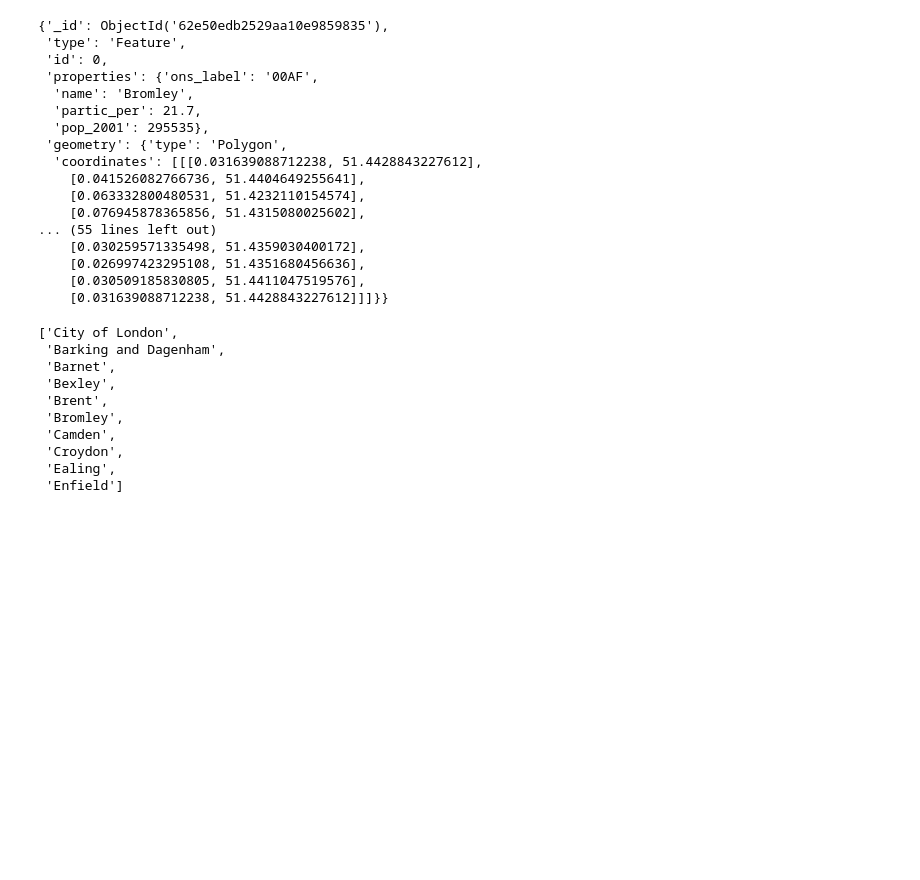
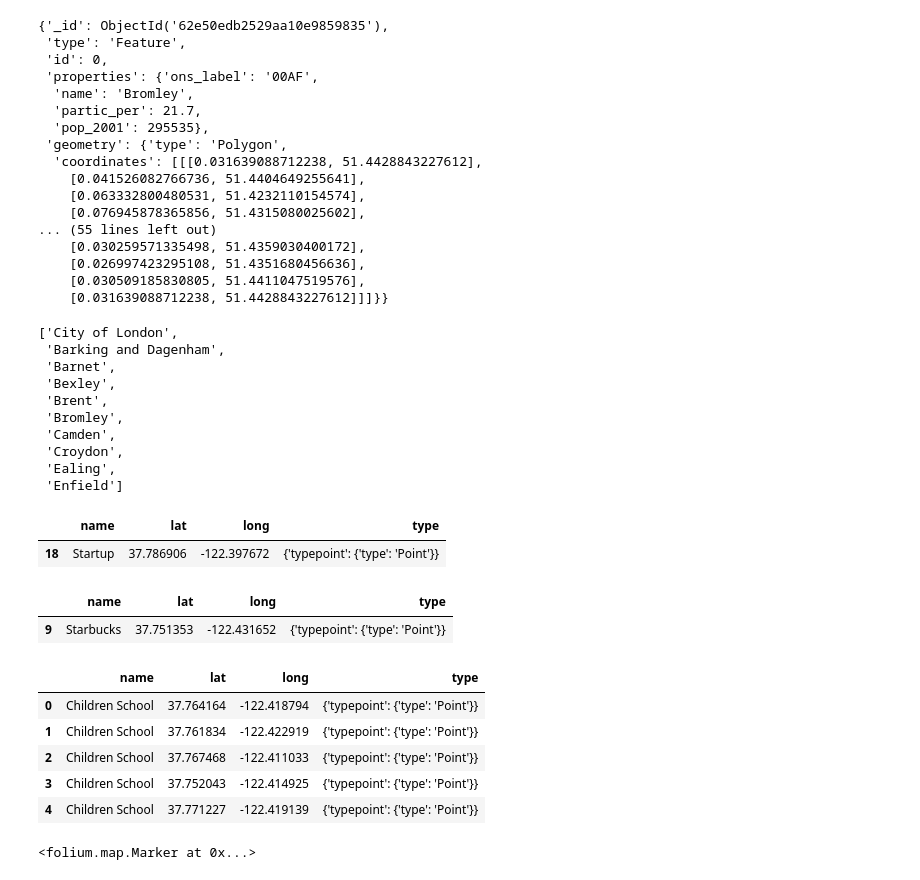
Before and after one commit to nico-stan/Project-III, a Jupyter notebook: Filtering company.ipynb, the cells around one changed output. Drawn from its saved outputs; the diff is of its cells as text; code cells hidden in the pictures; blank space fills up the shorter version.

```diff
--- a/Filtering company.ipynb
+++ b/Filtering company.ipynb
@@ -289,0 +312,35 @@ loneigh.find_one()
+# %%
+new_list = [{"name" : 'Startup',
+             "lat"  : j["latitude"],
+             "long" : j["longitude"],
+             "type" : {"typepoint": {"type": "Point"}}} for i in x for j in i['offices'] if j['city']=='San Francisco']
+df = pd.DataFrame(new_list).dropna()
+df.sample()
+# %% [output]
+|  | name | lat | long | type |
+| 18 | Startup | 37.786906 | -122.397672 | {'typepoint': {'type': 'Point'}} |
+# %%
+#Credentials
+load_dotenv()
+key = os.getenv("key")
+# %%
+location = [37.7615584,-122.4155738]
+radius=3000
+limit=10
+# %%
+#creating the DFs
+df1=foursquare (key,"Starbucks", location, radius, limit)
+df1.sample()
+# %% [output]
+|  | name | lat | long | type |
+| 9 | Starbucks | 37.751353 | -122.431652 | {'typepoint': {'type': 'Point'}} |
+# %%
+df2=foursquare (key,"Children School", location, radius, limit)
+df2.sample()
+# %% [output]
+|  | name | lat | long | type |
+| 0 | Children School | 37.764164 | -122.418794 | {'typepoint': {'type': 'Point'}} |
+| 1 | Children School | 37.761834 | -122.422919 | {'typepoint': {'type': 'Point'}} |
+| 2 | Children School | 37.767468 | -122.411033 | {'typepoint': {'type': 'Point'}} |
+| 3 | Children School | 37.752043 | -122.414925 | {'typepoint': {'type': 'Point'}} |
+| 4 | Children School | 37.771227 | -122.419139 | {'typepoint': {'type': 'Point'}} |
@@ -289,0 +355,4 @@ loneigh.find_one()
+# %%
+company.add_to(sf_map)
+# %% [output]
+<folium.map.Marker at 0x...>
```
Also changed, not shown: parts of 11 cells of this notebook.
